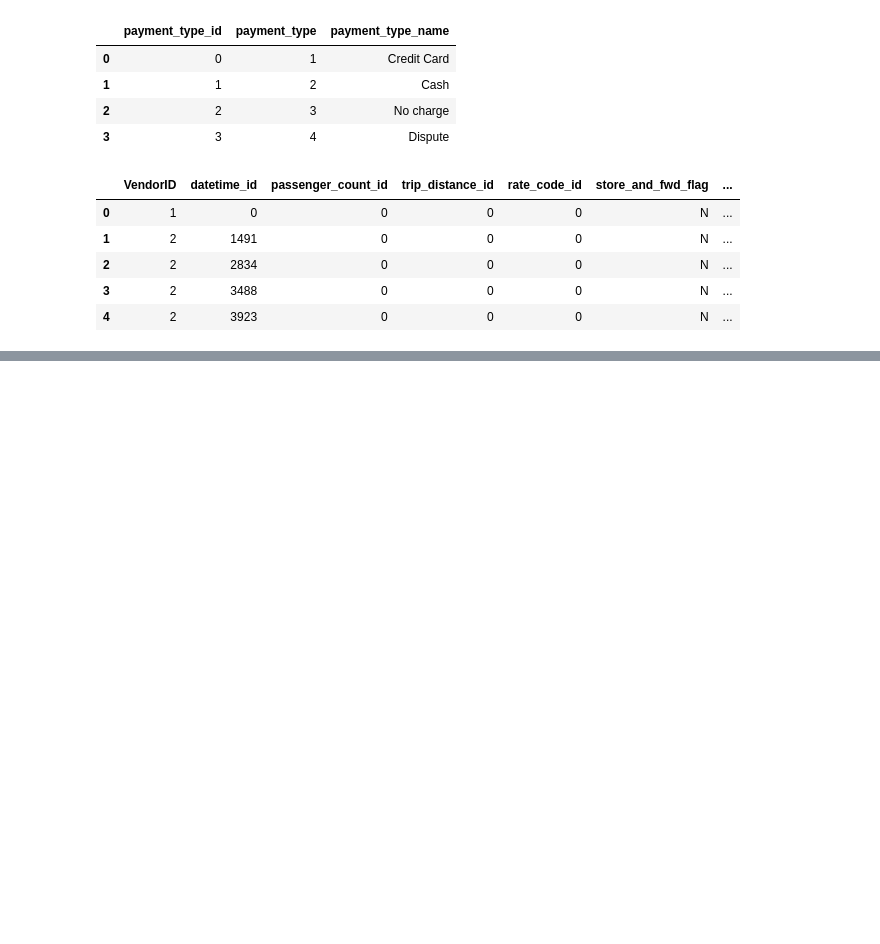
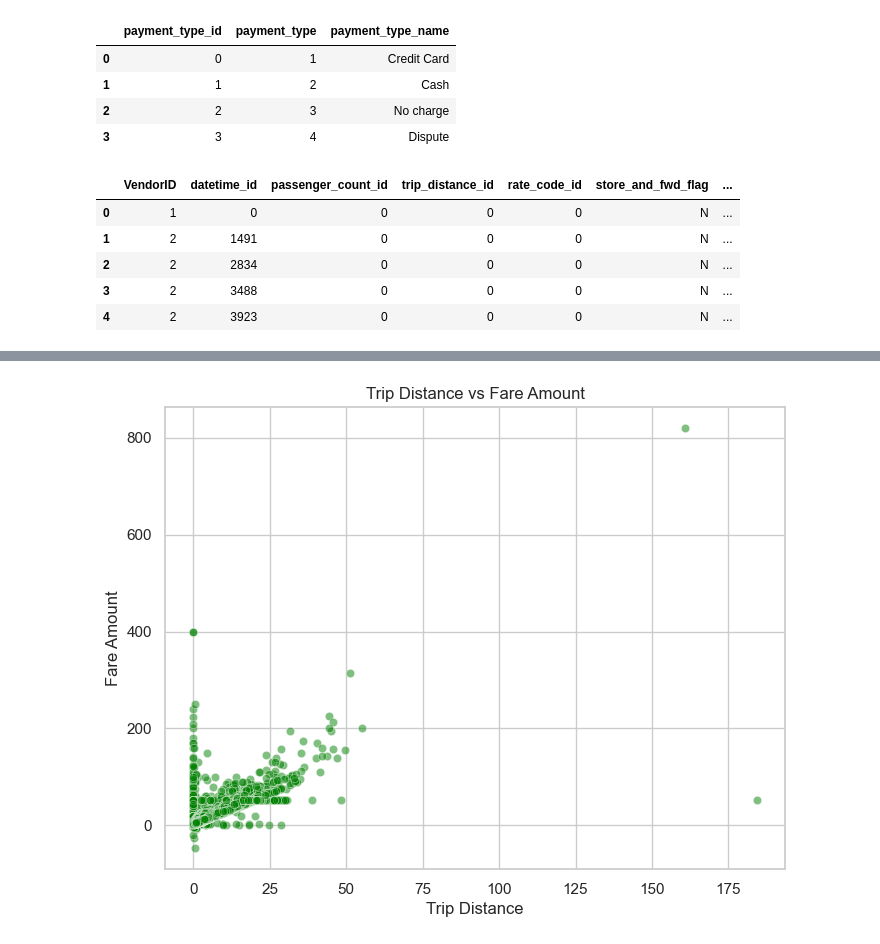
Before and after one commit to yashvisharma1204/Uber_rides-data_analysis, a Jupyter notebook: data.ipynb, the cells around one changed output, grey strips where cells are left out. Saved outputs shown, nothing was run; the diff lists cells and outputs as text; code cells hidden in the pictures; blank space fills up the shorter version.

```diff
--- a/data.ipynb
+++ b/data.ipynb
@@ -250,0 +289,9 @@ fact_table.head()
+# %%
+plt.figure(figsize=(8, 6))
+sns.scatterplot(x='trip_distance', y='fare_amount', data=df, alpha=0.5, color="green")
+plt.xlabel('Trip Distance')
+plt.ylabel('Fare Amount')
+plt.title('Trip Distance vs Fare Amount')
+plt.show()
+# %% [output]
+[figure, added]
```
Also changed, not shown: parts of 11 cells of this notebook.
